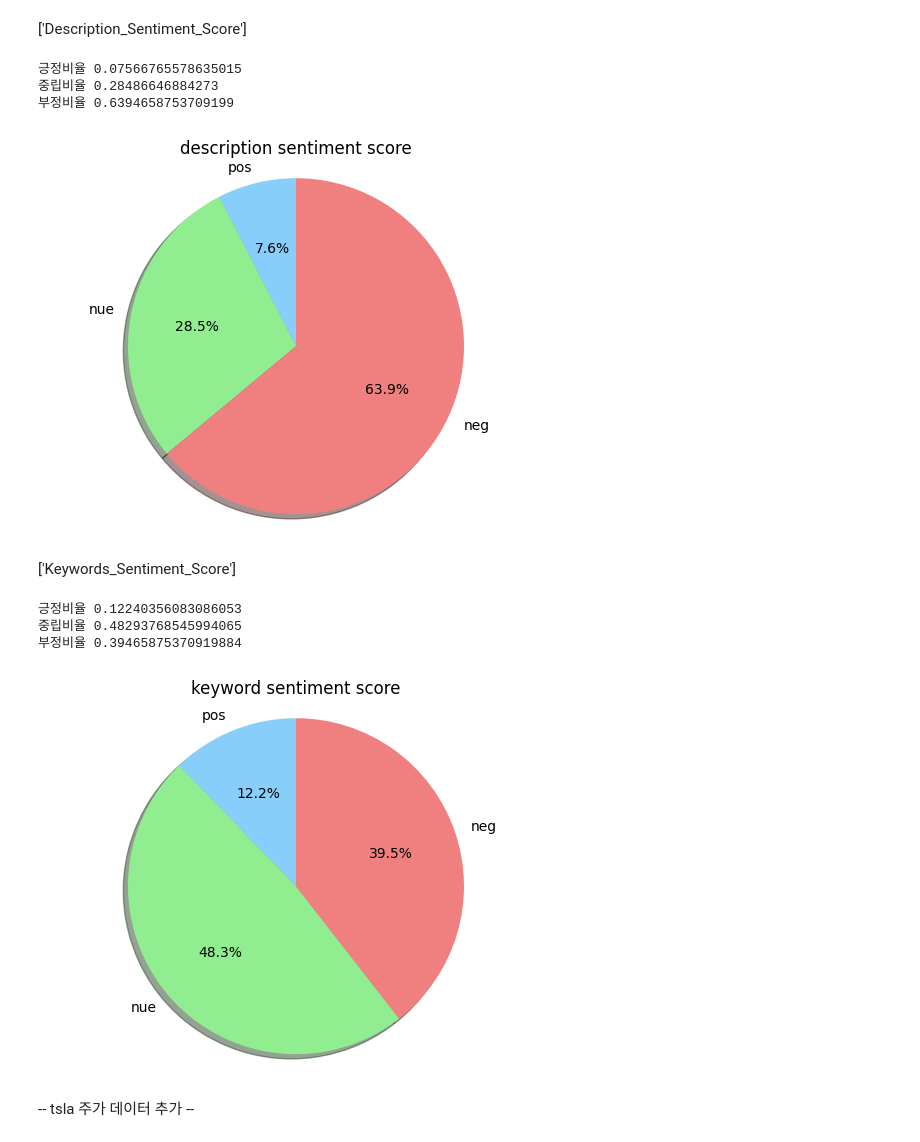
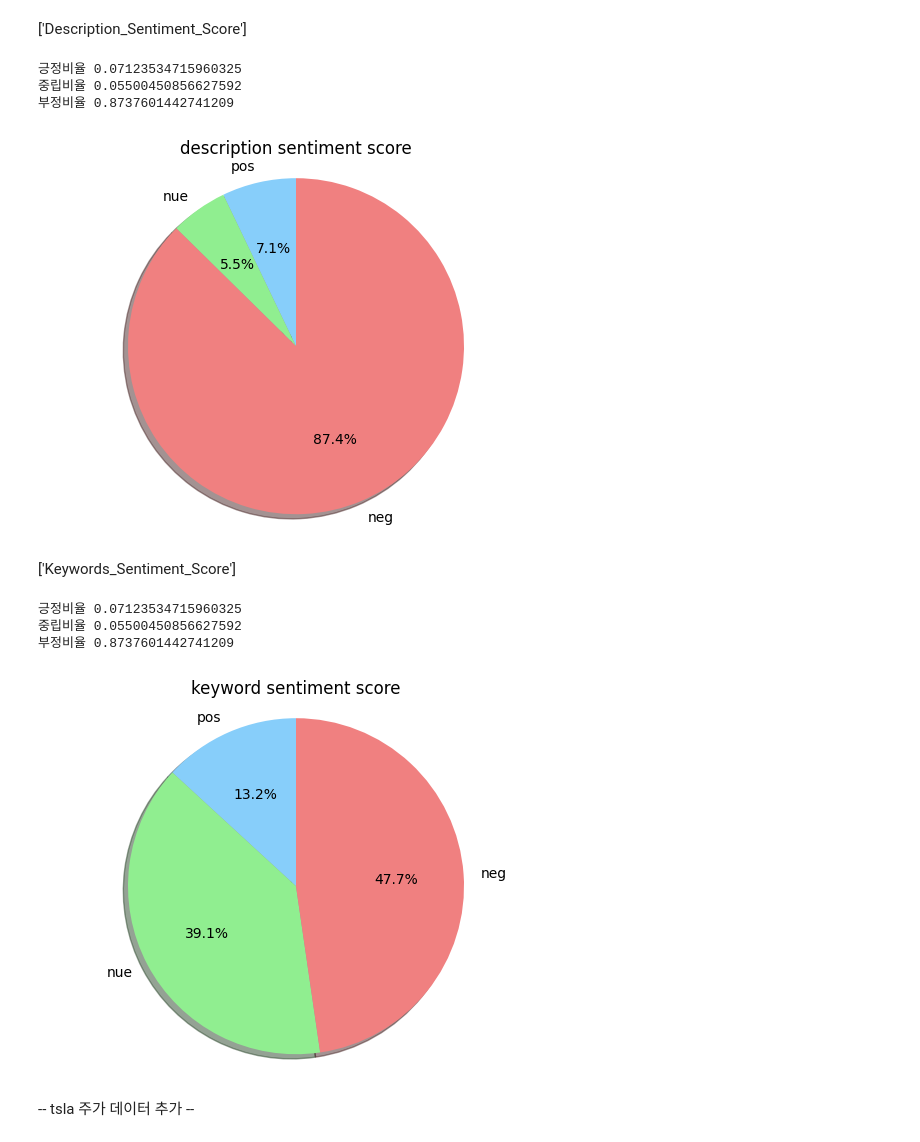
Before and after one commit to geun-hyoung/StockPredictionByTextMining, a Jupyter notebook: txt_.ipynb, the cells around one changed output. Saved outputs shown, nothing was run; the diff lists cells and outputs as text; code cells hidden in the pictures.

```diff
--- a/txt_.ipynb
+++ b/txt_.ipynb
@@ -385,7 +349,6 @@ df['Description'].isnull().sum()
 # %%
 
 from collections import defaultdict
-from textblob import TextBlob
 
 # 감성분석 점수 및 키워드를 저장할 딕셔너리 초기화
 description_sentiment_scores = defaultdict(float)
@@ -455,8 +418,8 @@ def count_sentiment_words(sentences, sentiment_dict):
 # 날짜별로
 for date, group in df.groupby('Date'):
     # 'Description' 컬럼이 비어 있지 않은 경우만 처리
-    if not group['Description'].isna().all():
-        descriptions = group['Description']
+    if not group['Preprocessed'].isna().all():
+        descriptions = group['Preprocessed']
         # 불용어로만 이루어진 문장을 제외
         descriptions = [desc for desc in descriptions if not all(word in custom_stop_words for word in desc.split())]
 
@@ -525,9 +488,9 @@ print("긍정비율",pos)
 print("중립비율",nue)
 print("부정비율",neg)
 # %% [output]
-긍정비율 0.07566765578635015
-중립비율 0.28486646884273
-부정비율 0.6394658753709199
+긍정비율 0.07123534715960325
+중립비율 0.05500450856627592
+부정비율 0.8737601442741209
 # %%
 # 긍정부정중립 비율 그래프
 colors = [ 'lightskyblue','lightgreen','lightcoral',]
@@ -540,31 +503,31 @@ plt.axis('equal')
 # 그래프 보여주기
 plt.show()
 # %% [output]
-[figure, old version]
+[figure, new version]
 # %% [markdown]
 ['Keywords_Sentiment_Score']
 # %%
-pos = len(senti_df[senti_df['Keywords_Sentiment_Score'] > 0])/len(senti_df)
-nue = len(senti_df[senti_df['Keywords_Sentiment_Score'] == 0])/len(senti_df)
-neg = len(senti_df[senti_df['Keywords_Sentiment_Score'] < 0])/len(senti_df)
+key_pos = len(senti_df[senti_df['Keywords_Sentiment_Score'] > 0])/len(senti_df)
+key_nue = len(senti_df[senti_df['Keywords_Sentiment_Score'] == 0])/len(senti_df)
+key_neg = len(senti_df[senti_df['Keywords_Sentiment_Score'] < 0])/len(senti_df)
 print("긍정비율",pos)
 print("중립비율",nue)
 print("부정비율",neg)
 # %% [output]
-긍정비율 0.12240356083086053
-중립비율 0.48293768545994065
-부정비율 0.39465875370919884
+긍정비율 0.07123534715960325
+중립비율 0.05500450856627592
+부정비율 0.8737601442741209
 # %%
 # 긍정부정중립 비율 그래프
 plt.title('keyword sentiment score')
 
-plt.pie([pos,nue,neg], labels = ['pos','nue','neg'], autopct='%1.1f%%', startangle=90,colors = colors,shadow=True)
+plt.pie([key_pos,key_nue,key_neg], labels = ['pos','nue','neg'], autopct='%1.1f%%', startangle=90,colors = colors,shadow=True)
 plt.axis('equal')
 
 # 그래프 보여주기
 plt.show()
 # %% [output]
-[figure, old version]
+[figure, new version]
 # %% [markdown]
 -- tsla 주가 데이터 추가 --
 # %%
```
Also changed, not shown: parts of 9 cells of this notebook.
